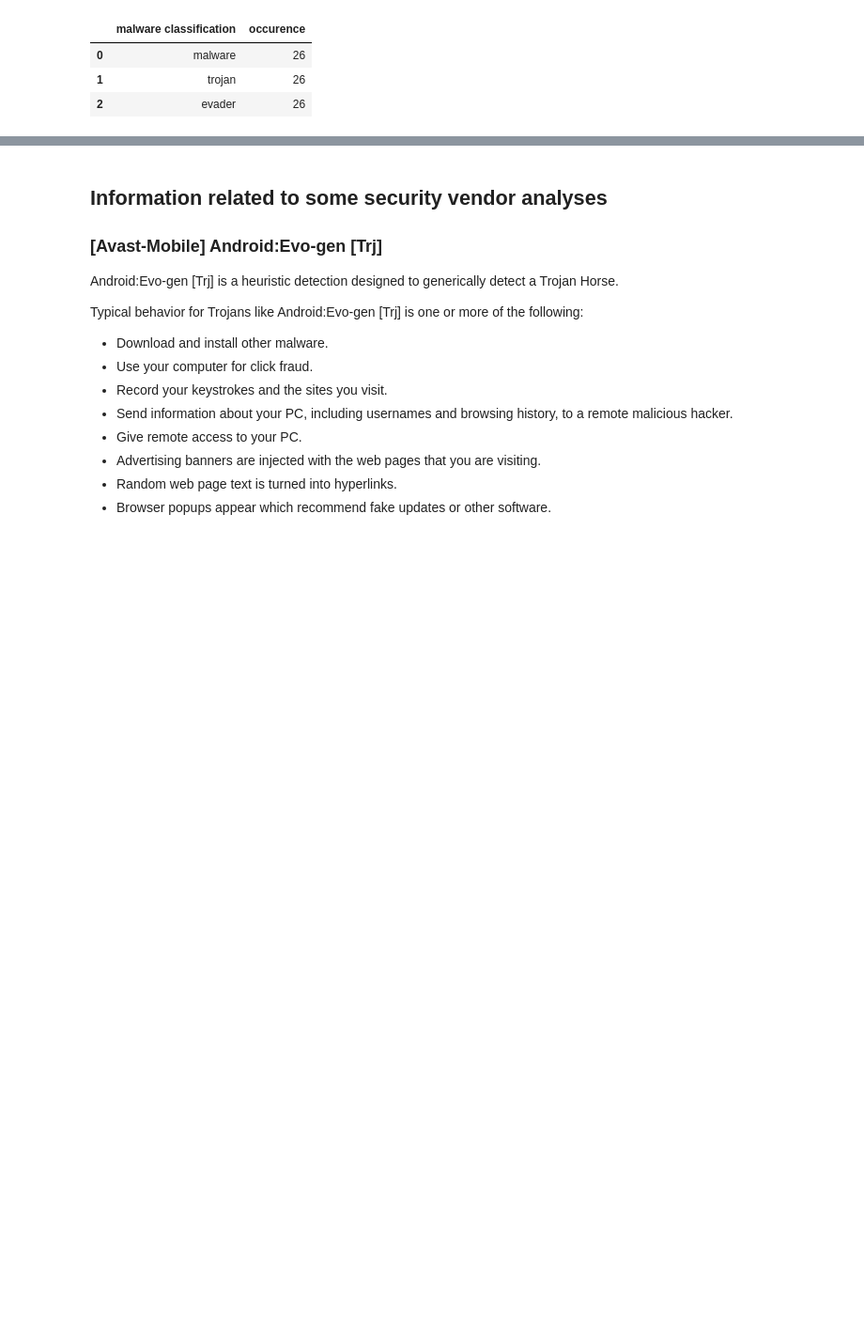
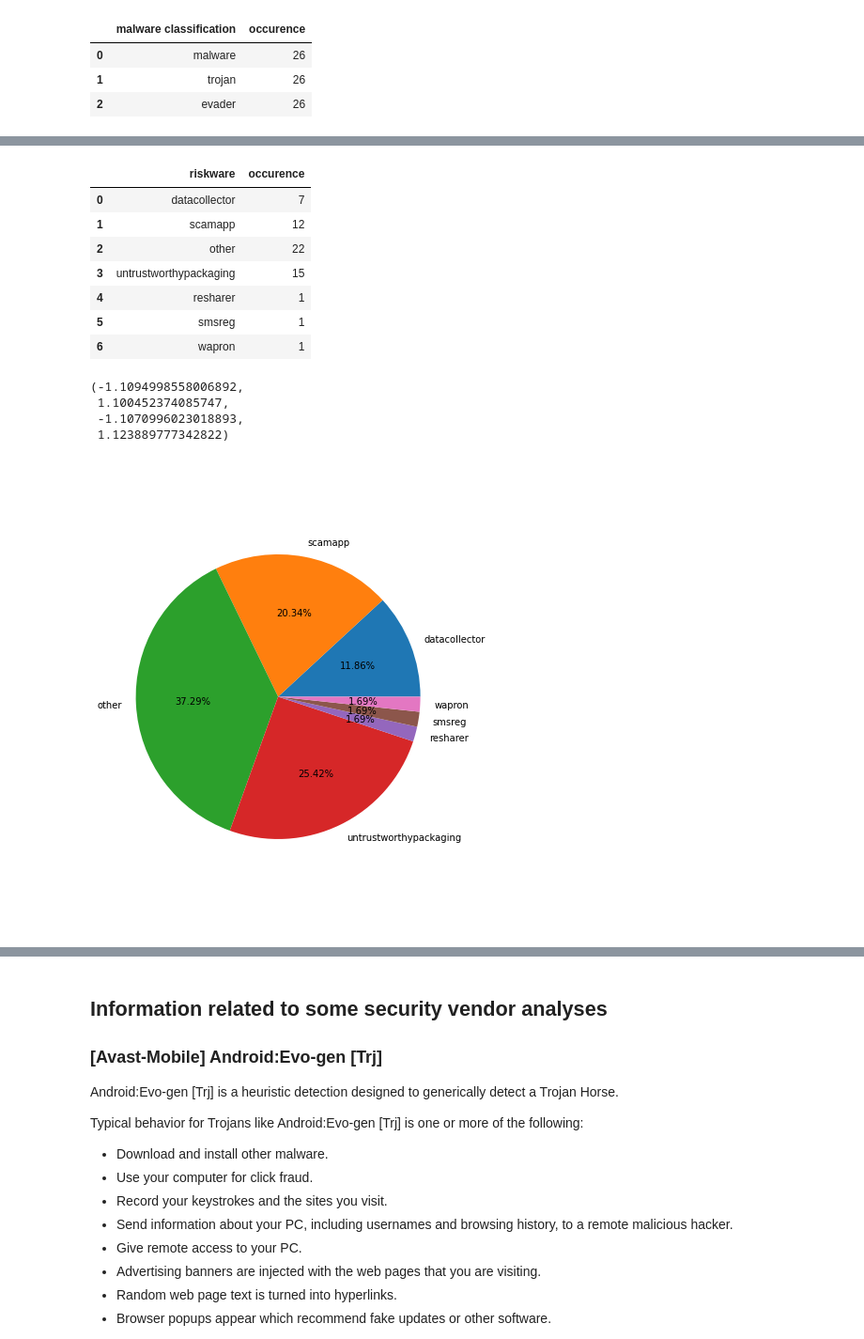
Before and after one commit to ChaseSecurity/Reflected-Search-Poisoning-for-Illicit-Promotion, a Jupyter notebook: Website_Timemachine/App/app_virustotal_analysis.ipynb, the cells around one changed output, grey strips where cells are left out. Shown: that part at 94% size. Saved outputs shown, nothing was run; the diff lists cells and outputs as text; code cells hidden in the pictures; blank space fills up the shorter version.

```diff
--- a/Website_Timemachine/App/app_virustotal_analysis.ipynb
+++ b/Website_Timemachine/App/app_virustotal_analysis.ipynb
@@ -399,0 +449,39 @@ With the addition of the sandbox classification categories, we ended up with a t
+# %%
+# Distribution of Riskware
+import csv
+
+riskware_mapping = dict()
+with open("./vendor_analysis_mapping.csv", "r", encoding="utf-8") as csv_file:
+    reader = csv.reader(csv_file)
+    next(reader)
+    for row in reader:
+        if row[1] == 'Riskware':
+            riskware_mapping[row[0]] = row[2].lower()
+
+riskware_to_apks = defaultdict(set)
+for apk in mobile_threats_to_apks['riskware']:
+    for va in vendor_analyses:
+        if apk in vendor_analyses[va] and va_mapping[va] == 'riskware':
+            riskware_to_apks[riskware_mapping[va]].add(apk)
+
+df = pd.DataFrame([(k, len(riskware_to_apks[k])) for k in riskware_to_apks], columns=['riskware', 'occurence'])
+display(df)
+# df.groupby(['riskware']).sum().plot(kind='pie', y='occurence', autopct='%1.0f%%', title='Distribution of Riskware')
+
+plt.figure(figsize=(6,9))
+plt.pie(df['occurence'], labels=df['riskware'], autopct="%.2f%%")
+plt.axis('equal')
+# %% [output]
+|  | riskware | occurence |
+| 0 | datacollector | 7 |
+| 1 | scamapp | 12 |
+| 2 | other | 22 |
+| 3 | untrustworthypackaging | 15 |
+| 4 | resharer | 1 |
+| 5 | smsreg | 1 |
+| 6 | wapron | 1 |
+(-1.1094998558006892,
+ 1.100452374085747,
+ -1.1070996023018893,
+ 1.123889777342822)
+[figure, added]
```
Also changed, not shown: parts of 11 cells of this notebook, 2 other files.
